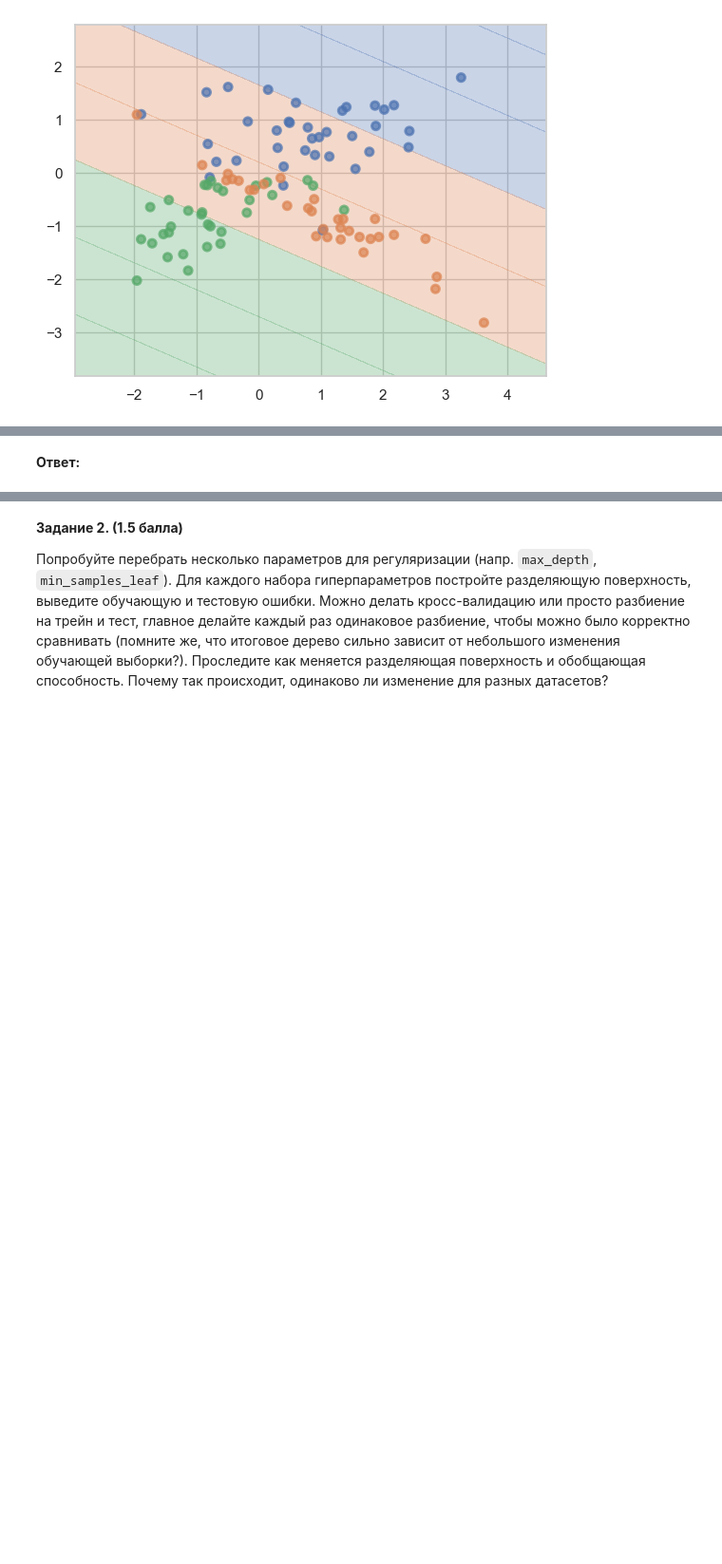
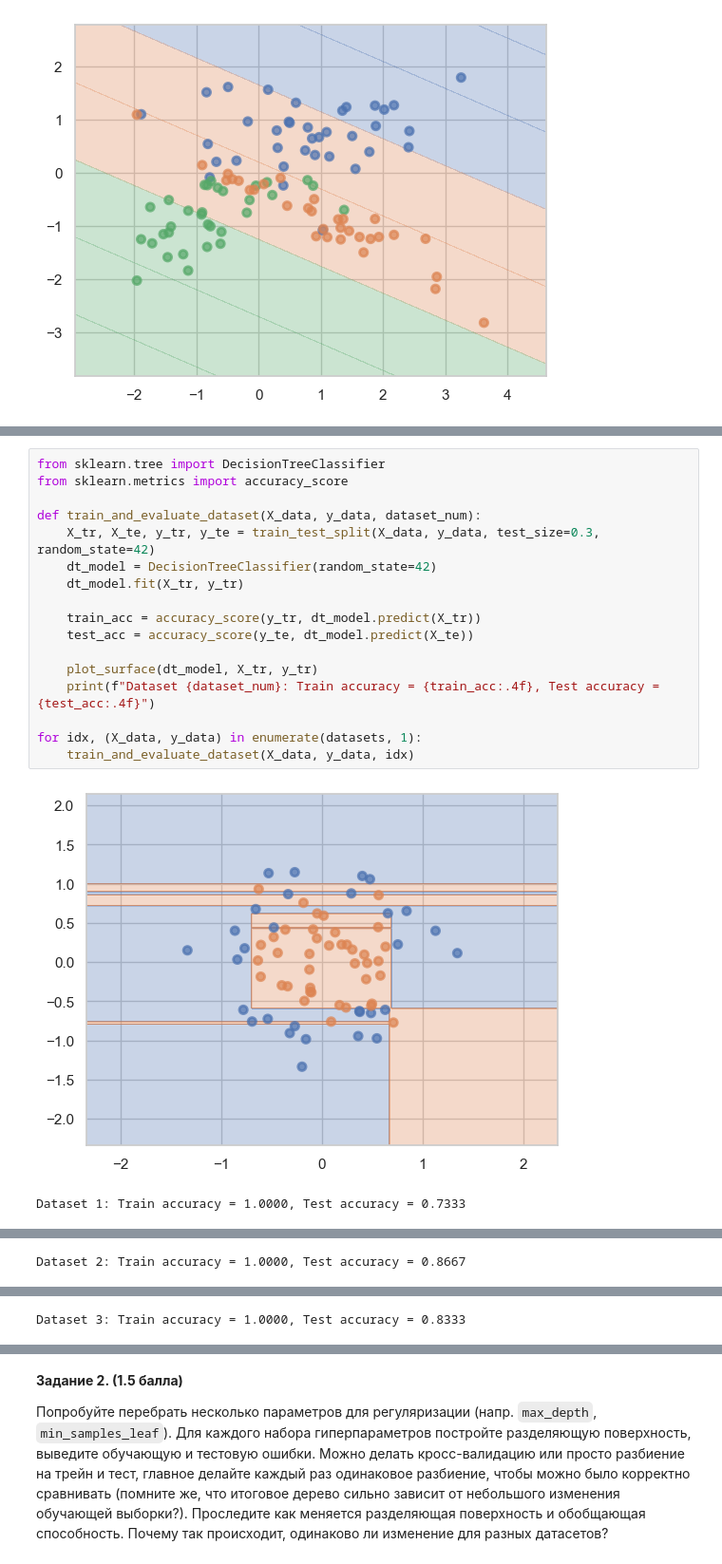
Before and after one commit to GoldGlaid/ml, a Jupyter notebook: 3. hw2/hw2-trees.ipynb, the cells around one changed output, grey strips where cells are left out. Shown at 95% size. Saved outputs shown, nothing was run; the diff lists cells and outputs as text; blank space fills up the shorter version.

```diff
--- a/3. hw2/hw2-trees.ipynb
+++ b/3. hw2/hw2-trees.ipynb
@@ -126,2 +89,20 @@ Dataset 3:
-# %% [markdown]
-__Ответ:__
+# %%
+from sklearn.tree import DecisionTreeClassifier
+from sklearn.metrics import accuracy_score
+
+def train_and_evaluate_dataset(X_data, y_data, dataset_num):
+    X_tr, X_te, y_tr, y_te = train_test_split(X_data, y_data, test_size=0.3, random_state=42)
+    dt_model = DecisionTreeClassifier(random_state=42)
+    dt_model.fit(X_tr, y_tr)
+
+    train_acc = accuracy_score(y_tr, dt_model.predict(X_tr))
+    test_acc = accuracy_score(y_te, dt_model.predict(X_te))
+
+    plot_surface(dt_model, X_tr, y_tr)
+    print(f"Dataset {dataset_num}: Train accuracy = {train_acc:.4f}, Test accuracy = {test_acc:.4f}")
+
+for idx, (X_data, y_data) in enumerate(datasets, 1):
+    train_and_evaluate_dataset(X_data, y_data, idx)
+# %% [output]
+[figure, added]
+Dataset 1: Train accuracy = 1.0000, Test accuracy = 0.7333
@@ -127,0 +110 @@ __Ответ:__
+Dataset 2: Train accuracy = 1.0000, Test accuracy = 0.8667
@@ -127,0 +112 @@ __Ответ:__
+Dataset 3: Train accuracy = 1.0000, Test accuracy = 0.8333
```
Also changed, not shown: parts of 20 cells of this notebook, 2 other files.
